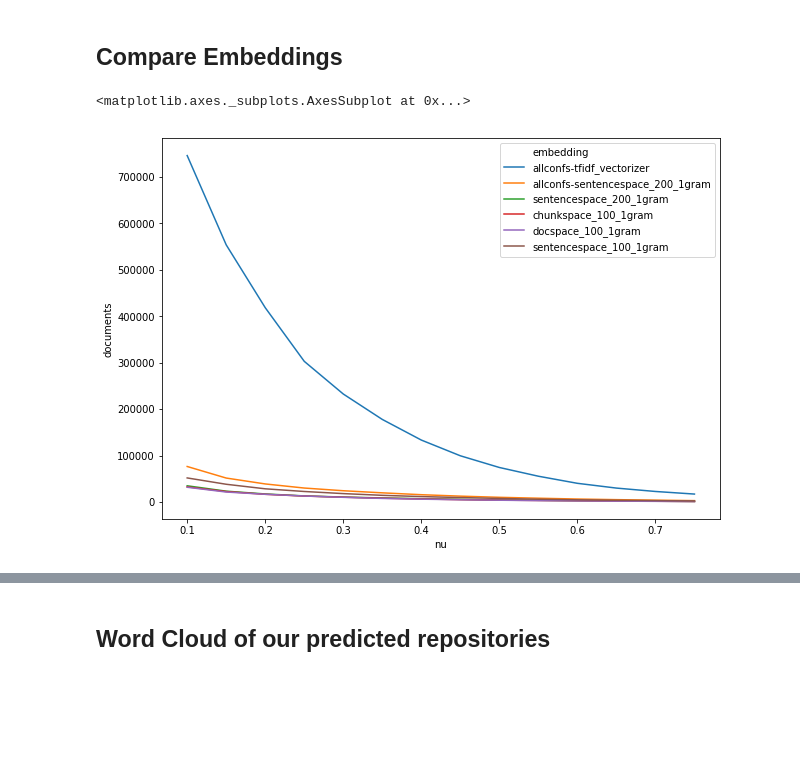
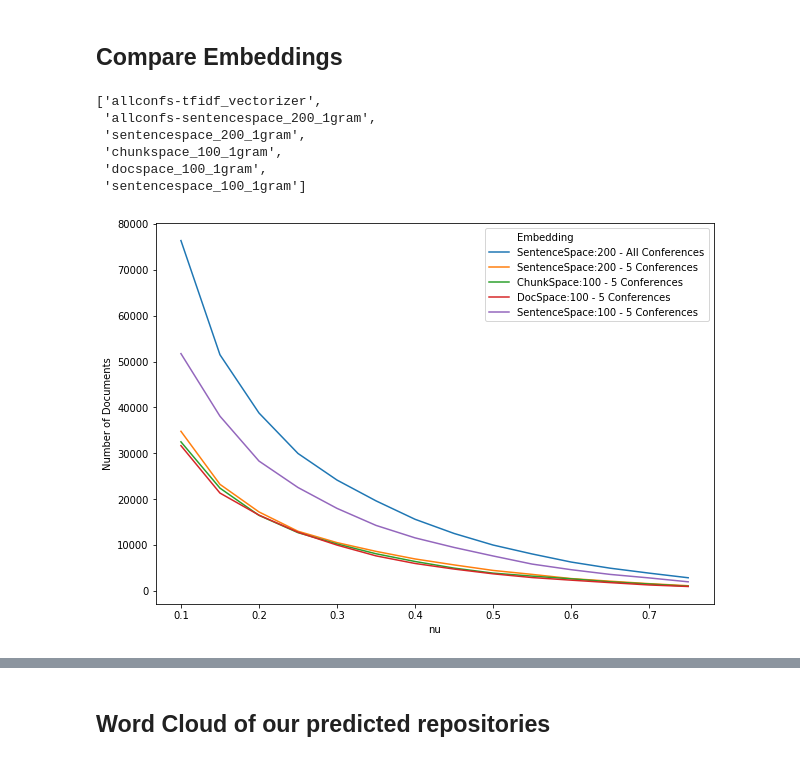
Before and after one commit to nandanrao/embed-software, a Jupyter notebook: test-sentence-embeddings.ipynb, the cells around one changed output, grey strips where cells are left out. Saved outputs shown, nothing was run; the diff lists cells and outputs as text; code cells hidden in the pictures; blank space fills up the shorter version.

Commit message:
growth over models

```diff
--- a/test-sentence-embeddings.ipynb
+++ b/test-sentence-embeddings.ipynb
@@ -32,17 +32,16 @@ Given our classification technique, diminishing returns on the number of papers
 # !pip install --quiet diskcache
 # !pip install --quiet wordcloud
 # %%
-TFIDF = True
-MODEL = "tfidf/tfidf_vectorizer"
+# TFIDF = True
+MODEL = "ss/sentencespace_100_1gram"
 GITHUB_RESULTS = 'conferences/gh_responses_2.jl'
-GITHUB_EMBEDDINGS = 'tfidf/tfidf_embeddings.npz'
-# DIMS=200
-# EMBEDDINGS_SIZE = int(4131274/2)
+GITHUB_EMBEDDINGS = 'ss/ss_repo_embeds_100_1gram.txt'
+DIMS=100
+EMBEDDINGS_SIZE = int(4131274/2)
 
 # make CONFS a falsey value to return all conferences
-# CONFS = ['UAI', 'ICML', 'COLT', 'NIPS', 'AISTATS']
-CONFS = False
-# CONFS = ['NIPS']
+CONFS = ['UAI', 'ICML', 'COLT', 'NIPS', 'AISTATS']
+# CONFS = False
 # %%
 %load_ext autoreload
 %autoreload 2
@@ -117,15 +136,38 @@ sns.lineplot(data = d, x = 'nu', y = 'amount')
 import os
 
 arrs = [np.load(os.path.join('decs', f)) for f in os.listdir('decs')]
+# %%
+ns = [s.split('.')[0] for s in os.listdir('decs')]
+ns
+# %% [output]
+['allconfs-tfidf_vectorizer',
+ 'allconfs-sentencespace_200_1gram',
+ 'sentencespace_200_1gram',
+ 'chunkspace_100_1gram',
+ 'docspace_100_1gram',
+ 'sentencespace_100_1gram']
 # %%
-ns = [s.split('.')[0] for s in os.listdir('decs')]
+def plot_decisions_by_nu(decisions, exclude=[]):
+    decisions = [d for i,d in enumerate(decisions) if i not in exclude]
+    d = pd.concat([pd.DataFrame({'Number of Documents': [(p > 0).sum() for p in decs],
+                         'Embedding': model,
+                         'nu': nus})
+                   for decs,model in decisions])
 
-d = pd.concat([pd.DataFrame({'documents': [(p > 0).sum() for p in arrs[i]],
-                         'embedding': ns[i],
-                         'nu': nus})
-           for i in range(len(ns))])
-
-sns.lineplot(data=d, x='nu', y='documents', hue='embedding')
+    return sns.lineplot(data=d, x='nu', y='Number of Documents', hue='Embedding')
-# %% [output]
-<matplotlib.axes._subplots.AxesSubplot at 0x...>
-[figure, removed]
+# %%
+embedding_names = [
+    'TFIDF - All Conferences',
+    'SentenceSpace:200 - All Conferences',
+    'SentenceSpace:200 - 5 Conferences',
+    'ChunkSpace:100 - 5 Conferences',
+    'DocSpace:100 - 5 Conferences',
+    'SentenceSpace:100 - 5 Conferences'
+]
+
+decisions = list(zip(arrs,embedding_names))
+# %%
+plot_decisions_by_nu(decisions, [0])
+plt.savefig('embedding-comparison-ss.png', dpi=300)
+# %% [output]
+[figure, added]
```
Also changed, not shown: parts of 7 cells of this notebook, 1 other file.
